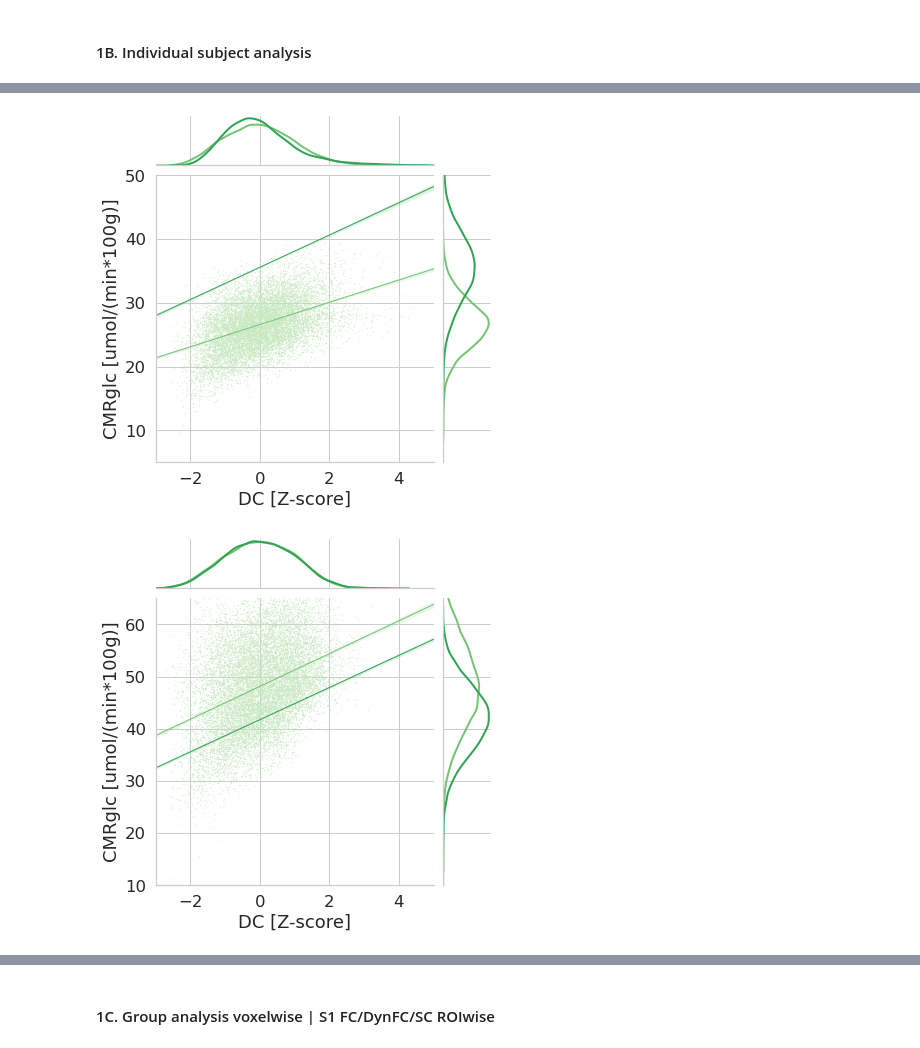
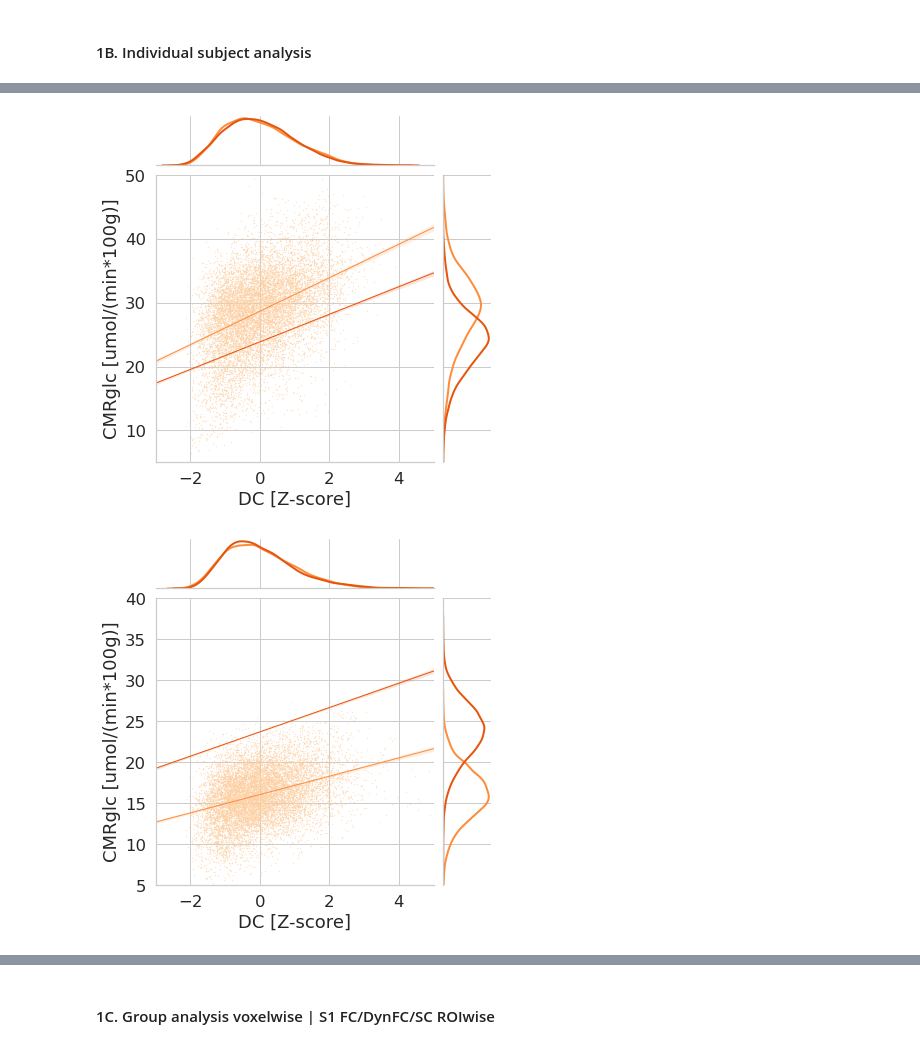
Before and after one commit to NeuroenergeticsLab/energetic_costs, a Jupyter notebook: scripts/Manuscript Figures.ipynb, the cells around one changed output, grey strips where cells are left out. Saved outputs shown, nothing was run; the diff lists cells and outputs as text; code cells hidden in the pictures.

```diff
--- a/scripts/Manuscript Figures.ipynb
+++ b/scripts/Manuscript Figures.ipynb
@@ -228,7 +225,7 @@ g = src.functions.plot_joint(example_ind_roi_vals[x_var],example_ind_roi_vals[y_
 # %%
 selected_df = all_ind_vox_vals
 s = 0.1
-selected_site = 'VIE' #options: TUM or VIE
+selected_site = 'TUM' #options: TUM or VIE
 coh0 = 'a1' #options: a1 or b, if the latter (replication cohort TUM), it will ignore the coh1 variable
 coh1 = 'a2' #options: a2
 selected_site_sids = list(np.unique(cohorts_metadata[selected_site][coh0]['sids']+cohorts_metadata[selected_site][coh1]['sids']))
@@ -274,2 +271,2 @@ for sid in selected_site_sids:#list(cohorts_metadata[selected_site]['a1']['sids'
-[figure, old version]
+[figure, new version]
-[figure, old version]
+[figure, new version]
```
Also changed, not shown: parts of 3 cells of this notebook, 1 other file.
